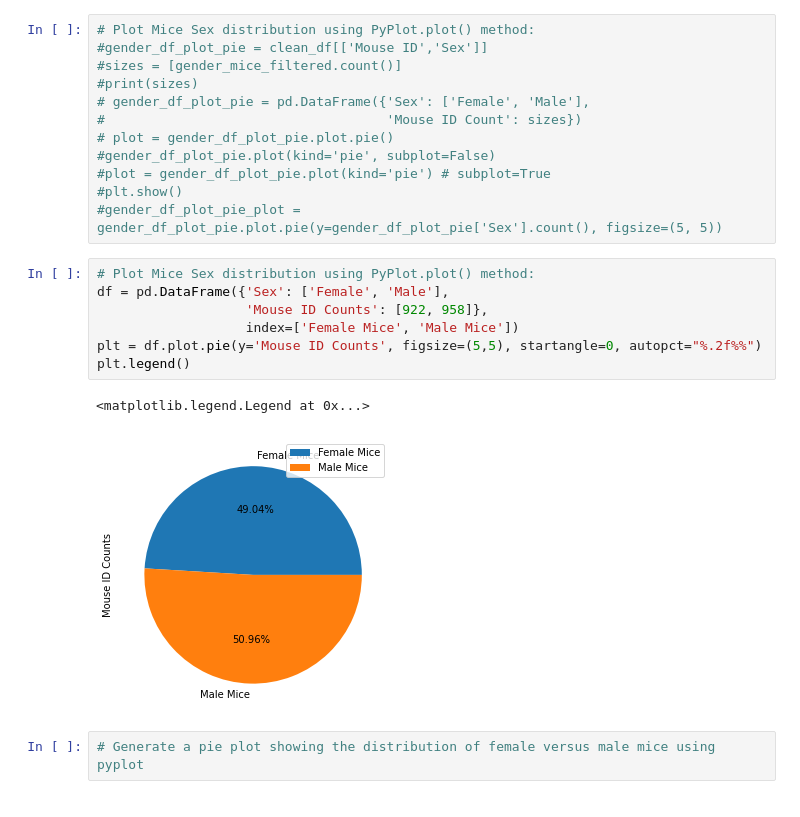
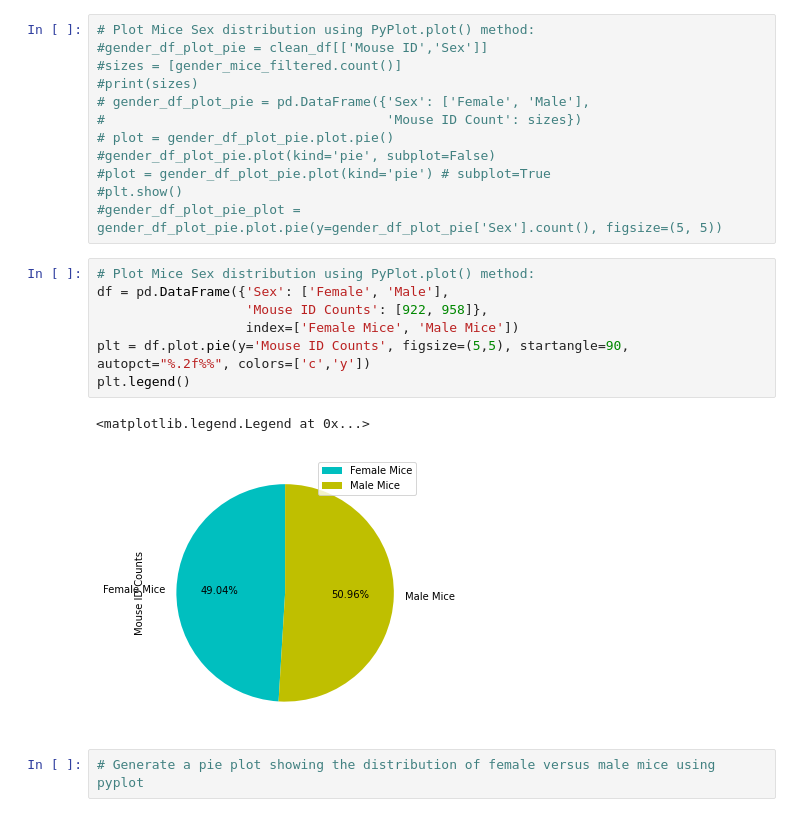
Before and after one commit to IrinaUX/MatPlotLib_hw, a Jupyter notebook: pymaceuticals_starter-Copy4b.ipynb, the cells around one changed output. Saved outputs shown, nothing was run; the diff lists cells and outputs as text.

Commit message:
Format pie charts so that they look identical.

```diff
--- a/pymaceuticals_starter-Copy4b.ipynb
+++ b/pymaceuticals_starter-Copy4b.ipynb
@@ -382,13 +382,13 @@ plt.show()
 # %%
 # Plot Mice Sex distribution using PyPlot.plot() method:
 df = pd.DataFrame({'Sex': ['Female', 'Male'],
                    'Mouse ID Counts': [922, 958]},
                    index=['Female Mice', 'Male Mice'])
-plt = df.plot.pie(y='Mouse ID Counts', figsize=(5,5), startangle=0, autopct="%.2f%%")
+plt = df.plot.pie(y='Mouse ID Counts', figsize=(5,5), startangle=90, autopct="%.2f%%", colors=['c','y'])
 plt.legend()
 # %% [output]
 <matplotlib.legend.Legend at 0x...>
-[figure, old version]
+[figure, new version]
 # %%
 # Generate a pie plot showing the distribution of female versus male mice using pyplot
 # %% [markdown]
```
Also changed, not shown: parts of 6 cells of this notebook, 1 other file.
